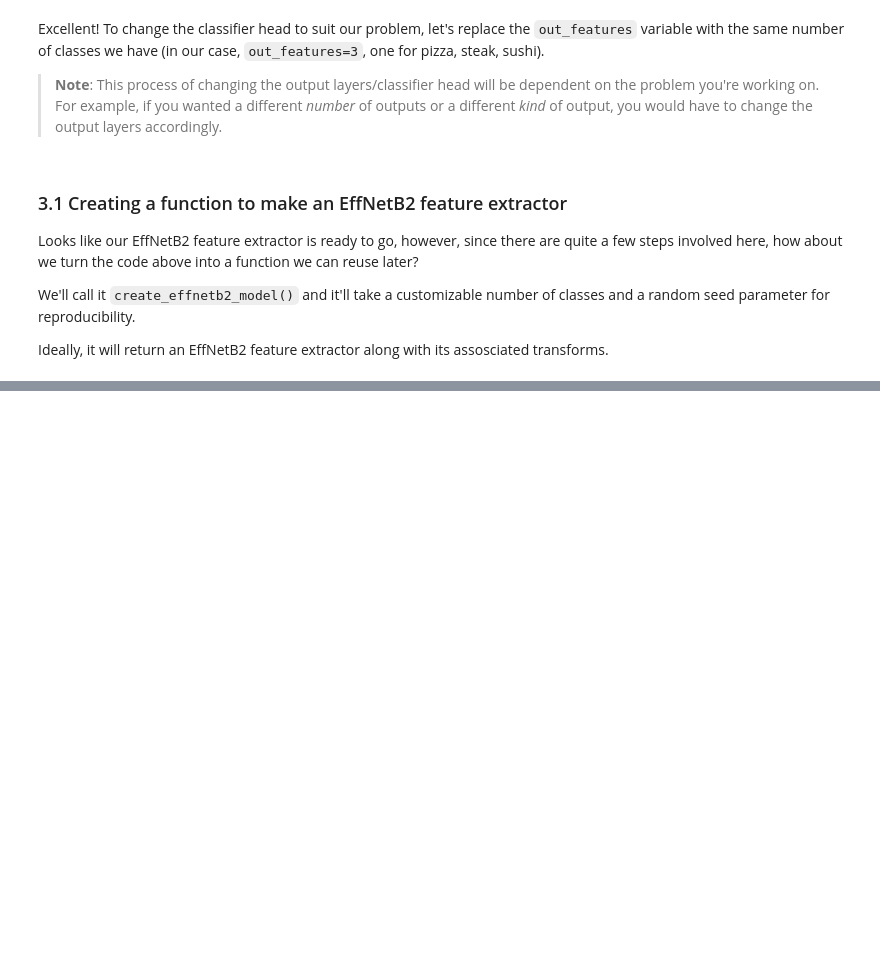
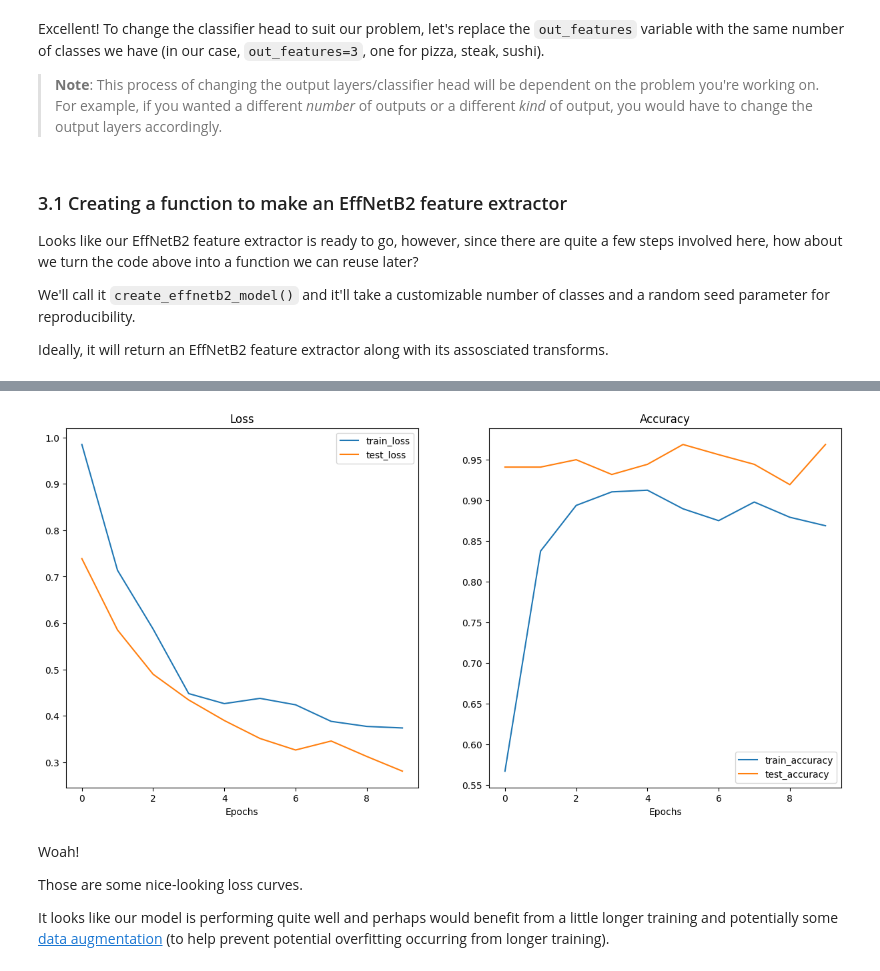
Before and after one commit to yhs2773/PyTorch-for-Deep-Learning-Machine-Learning-Full-Course, a Jupyter notebook: notebooks/09_pytorch_model_deployment.ipynb, the cells around one changed output, grey strips where cells are left out. Saved outputs shown, nothing was run; the diff lists cells and outputs as text; code cells hidden in the pictures; blank space fills up the shorter version.

```diff
--- a/notebooks/09_pytorch_model_deployment.ipynb
+++ b/notebooks/09_pytorch_model_deployment.ipynb
@@ -444,0 +478,3 @@ Ideally, it will return an EffNetB2 feature extractor along with its assosciated
+# %%
+effnetb2, effnetb2_transforms = create_effnetb2_model(num_classes=3,
+                                                      seed=42)
@@ -444,0 +521,10 @@ Ideally, it will return an EffNetB2 feature extractor along with its assosciated
+# %%
+# Setup dataloaders
+from going_modular import data_setup
+
+train_dataloader_effnetb2, test_dataloader_effnetb2, class_names = data_setup.create_dataloaders(
+    train_dir=train_dir,
+    test_dir=test_dir,
+    transform=effnetb2_transforms,
+    batch_size=32
+)
@@ -444,0 +539,19 @@ Ideally, it will return an EffNetB2 feature extractor along with its assosciated
+# %%
+from going_modular import engine
+
+# Setup optimizer
+optimizer = torch.optim.Adam(params=effnetb2.parameters(),
+                             lr=1e-3)
+
+# Setup loss function
+loss_fn = torch.nn.CrossEntropyLoss()
+
+# Set seeds for reproducibility and train the model
+set_seeds()
+effnetb2_results = engine.train(model=effnetb2,
+                                train_dataloader=train_dataloader_effnetb2,
+                                test_dataloader=test_dataloader_effnetb2,
+                                loss_fn=loss_fn,
+                                optimizer=optimizer,
+                                epochs=10,
+                                device=device)
@@ -444,0 +579,12 @@ Ideally, it will return an EffNetB2 feature extractor along with its assosciated
+# %%
+from helper_functions import plot_loss_curves
+
+plot_loss_curves(effnetb2_results)
+# %% [output]
+[figure, added]
+# %% [markdown]
+Woah!
+
+Those are some nice-looking loss curves.
+
+It looks like our model is performing quite well and perhaps would benefit from a little longer training and potentially some [data augmentation](https://www.learnpytorch.io/04_pytorch_custom_datasets/#6-other-forms-of-transforms-data-augmentation) (to help prevent potential overfitting occurring from longer training).
```
Also changed, not shown: parts of 44 cells of this notebook.
